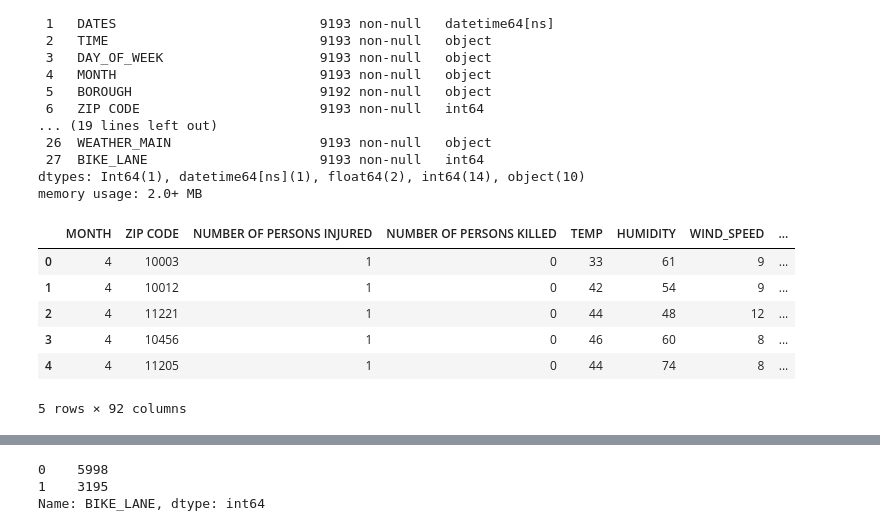
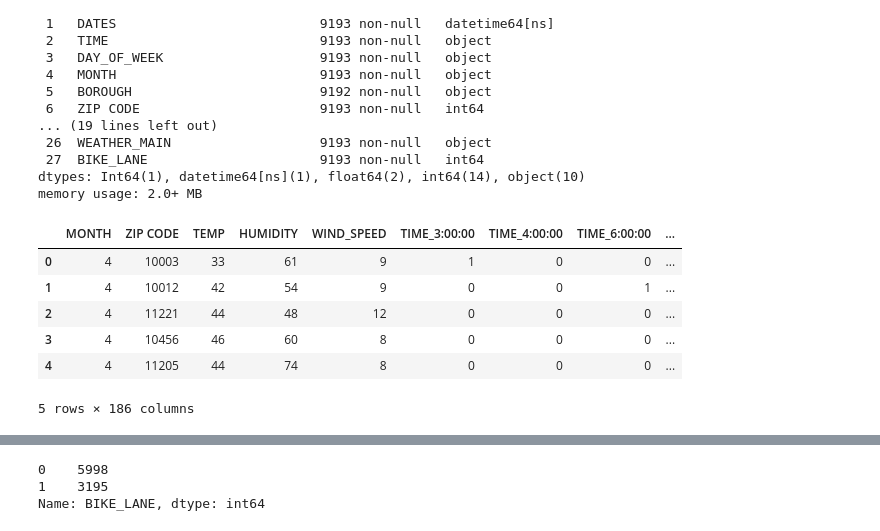
Before and after one commit to Rutgers-Data-Science-Bootcamp/NYC_Bike_Accident_Analysis, a Jupyter notebook: Final_project_NYC_BIKE_All_ML.ipynb, the cells around one changed output, grey strips where cells are left out. Cells and saved outputs as stored; diff of their text form; code cells hidden in the pictures.

```diff
--- a/Final_project_NYC_BIKE_All_ML.ipynb
+++ b/Final_project_NYC_BIKE_All_ML.ipynb
@@ -175,21 +175,23 @@ ML1['MONTH'] = le.fit_transform(ML1['MONTH'])
 # %%
 # Create our features and get dummies
 X = pd.get_dummies(ML1, columns= ["TIME", "VISIBILITY", "DAY_OF_WEEK","BOROUGH",
-                                 "WEATHER_MAIN", "CONTRIBUTING FACTOR VEHICLE 1"]).drop(["COLLISION_ID","LATITUDE","LONGITUDE", "STREET", "CONTRIBUTING FACTOR VEHICLE 2", "BIKE_LANE",
-                                                  "NUMBER OF PEDESTRIANS INJURED",'NUMBER OF PEDESTRIANS KILLED','NUMBER OF CYCLIST INJURED','NUMBER OF CYCLIST KILLED',
-                                                   'NUMBER OF MOTORIST INJURED','NUMBER OF MOTORIST KILLED', "VEHICLE TYPE CODE 1", "VEHICLE TYPE CODE 2", "DATES"],axis=1)
+                                 "WEATHER_MAIN", "NUMBER OF PERSONS INJURED",'NUMBER OF PERSONS KILLED', "CONTRIBUTING FACTOR VEHICLE 1",
+                                "VEHICLE TYPE CODE 1", "VEHICLE TYPE CODE 2"]).drop(["COLLISION_ID","LATITUDE","LONGITUDE", "STREET", "BIKE_LANE", "CONTRIBUTING FACTOR VEHICLE 2",
+                                                  'NUMBER OF CYCLIST INJURED','NUMBER OF CYCLIST KILLED',
+                                                   'NUMBER OF MOTORIST INJURED','NUMBER OF MOTORIST KILLED',
+                                                   "NUMBER OF PEDESTRIANS INJURED", "NUMBER OF PEDESTRIANS KILLED", "DATES"],axis=1)
 
 # Create our target
 y = ML1['BIKE_LANE']
 X.head()
 # %% [output]
-|  | MONTH | ZIP CODE | NUMBER OF PERSONS INJURED | NUMBER OF PERSONS KILLED | TEMP | HUMIDITY | WIND_SPEED | ... |
-| 0 | 4 | 10003 | 1 | 0 | 33 | 61 | 9 | ... |
-| 1 | 4 | 10012 | 1 | 0 | 42 | 54 | 9 | ... |
-| 2 | 4 | 11221 | 1 | 0 | 44 | 48 | 12 | ... |
-| 3 | 4 | 10456 | 1 | 0 | 46 | 60 | 8 | ... |
-| 4 | 4 | 11205 | 1 | 0 | 44 | 74 | 8 | ... |
+|  | MONTH | ZIP CODE | TEMP | HUMIDITY | WIND_SPEED | TIME_3:00:00 | TIME_4:00:00 | TIME_6:00:00 | ... |
+| 0 | 4 | 10003 | 33 | 61 | 9 | 1 | 0 | 0 | ... |
+| 1 | 4 | 10012 | 42 | 54 | 9 | 0 | 0 | 1 | ... |
+| 2 | 4 | 11221 | 44 | 48 | 12 | 0 | 0 | 0 | ... |
+| 3 | 4 | 10456 | 46 | 60 | 8 | 0 | 0 | 0 | ... |
+| 4 | 4 | 11205 | 44 | 74 | 8 | 0 | 0 | 0 | ... |
-5 rows × 92 columns
+5 rows × 186 columns
 # %%
 X.describe()
 # %% [output]
```
Also changed, not shown: parts of 34 cells of this notebook, 2 other files.
